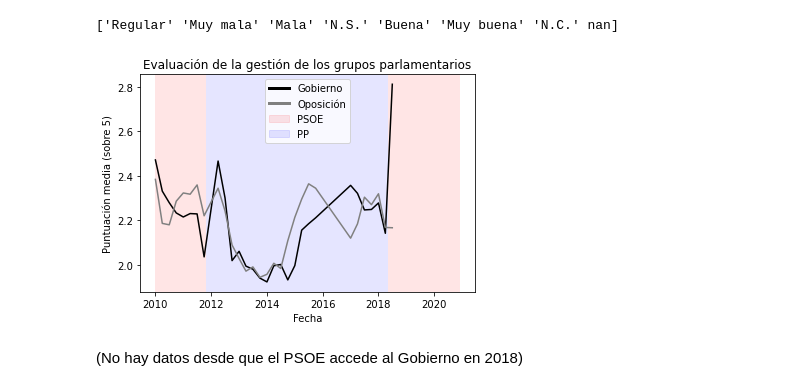
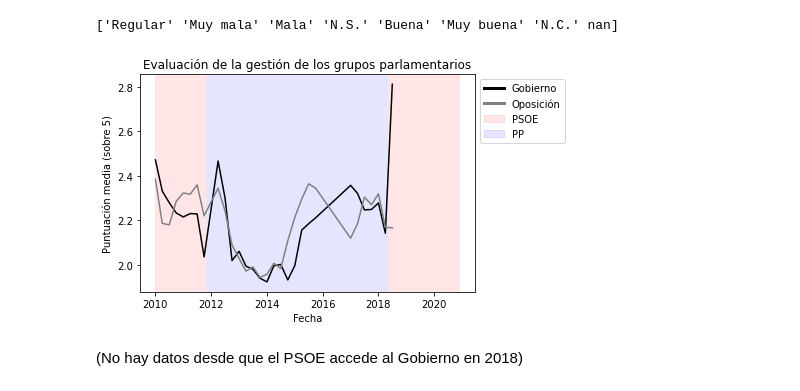
Before and after one commit to noriolg/social-polarization-spain, a Jupyter notebook: EstudioInicial.ipynb, the cells around one changed output. Drawn from its saved outputs; the diff is of its cells as text; code cells hidden in the pictures.

```diff
--- a/EstudioInicial.ipynb
+++ b/EstudioInicial.ipynb
@@ -560,24 +560,24 @@ medias_gestion_oposicion = datos_politicos_copia[['Fecha','C.3.4']].groupby(['Fe
 # %%
 fig, ax = plt.subplots()
 plt.plot(medias_gestion_gobierno['Fecha'], medias_gestion_gobierno['C.3.3'], color = "black")
 plt.plot(medias_gestion_oposicion['Fecha'], medias_gestion_oposicion['C.3.4'], color = "grey")
 plt.ylabel('Puntuación media (sobre 5)')
 plt.xlabel('Fecha')
 plt.title("Evaluación de la gestión de los grupos parlamentarios")
 
 # Los periodos de gobierno
 plt.axvspan(datetime.datetime(2010,1,1), datetime.datetime(2011,11,1), facecolor='r', alpha=0.1)
 plt.axvspan(datetime.datetime(2011,11,1), datetime.datetime(2018,5,1), facecolor='b', alpha=0.1)
 plt.axvspan(datetime.datetime(2018,5,1), datetime.datetime(2020,12,1), facecolor='r', alpha=0.1)
 legend_elements = [ Line2D([0], [0], color='black', lw=3, label='Gobierno'),
                    Line2D([0], [0], color='grey', lw=3, label='Oposición'),
                     Patch(facecolor='r',alpha = 0.1, edgecolor='r',label='PSOE'),
                    Patch(facecolor='b',alpha = 0.1, edgecolor='b',label='PP')]
-ax.legend(handles=legend_elements, loc='bottom right')
-plt.savefig("images/Evaluación-gestion-parlamentaria.png")
+ax.legend(handles=legend_elements, bbox_to_anchor = (1,1))
+plt.savefig("images/Evaluación-gestion-parlamentaria.png", bbox_inches='tight')
 plt.show()
 # %% [output]
-[figure, old version]
+[figure, new version]
 # %% [markdown]
 (No hay datos desde que el PSOE accede al Gobierno en 2018)
 # %% [markdown]
```
Also changed, not shown: parts of 7 cells of this notebook, 8 other files.
